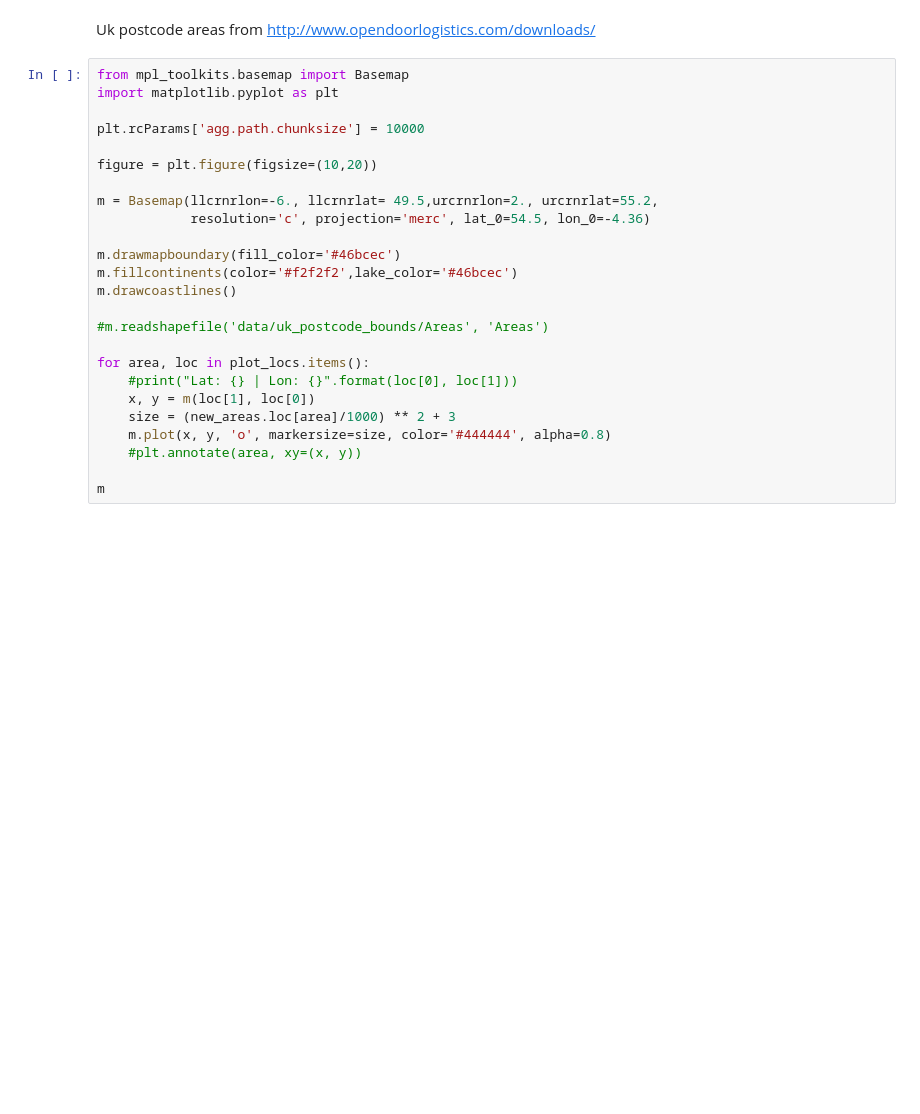
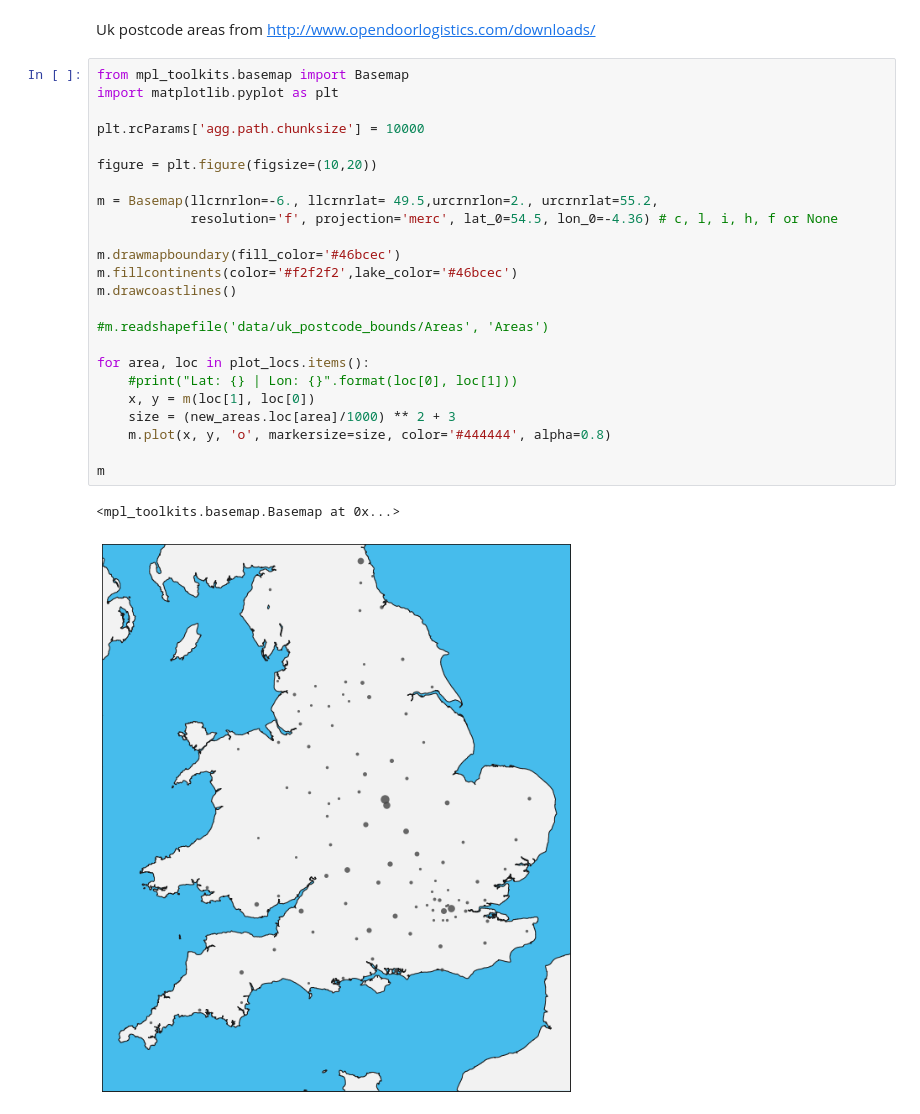
Before and after one commit to jamalmoir/notebook_playground, a Jupyter notebook: uk_2015_houseprice.ipynb, the cells around one changed output. Cells and saved outputs as stored; diff of their text form; blank space fills up the shorter version.

```diff
--- a/uk_2015_houseprice.ipynb
+++ b/uk_2015_houseprice.ipynb
@@ -242,25 +253,27 @@ Uk postcode areas from http://www.opendoorlogistics.com/downloads/
 # %%
 from mpl_toolkits.basemap import Basemap
 import matplotlib.pyplot as plt
 
 plt.rcParams['agg.path.chunksize'] = 10000
 
 figure = plt.figure(figsize=(10,20))
 
 m = Basemap(llcrnrlon=-6., llcrnrlat= 49.5,urcrnrlon=2., urcrnrlat=55.2,
-            resolution='c', projection='merc', lat_0=54.5, lon_0=-4.36)
+            resolution='f', projection='merc', lat_0=54.5, lon_0=-4.36) # c, l, i, h, f or None
 
 m.drawmapboundary(fill_color='#46bcec')
 m.fillcontinents(color='#f2f2f2',lake_color='#46bcec')
 m.drawcoastlines()
 
 #m.readshapefile('data/uk_postcode_bounds/Areas', 'Areas')
 
 for area, loc in plot_locs.items():
     #print("Lat: {} | Lon: {}".format(loc[0], loc[1]))
     x, y = m(loc[1], loc[0])
     size = (new_areas.loc[area]/1000) ** 2 + 3
     m.plot(x, y, 'o', markersize=size, color='#444444', alpha=0.8)
-    #plt.annotate(area, xy=(x, y))
 
 m
+# %% [output]
+<mpl_toolkits.basemap.Basemap at 0x...>
+[figure, added]
```
Also changed, not shown: parts of 5 cells of this notebook.
